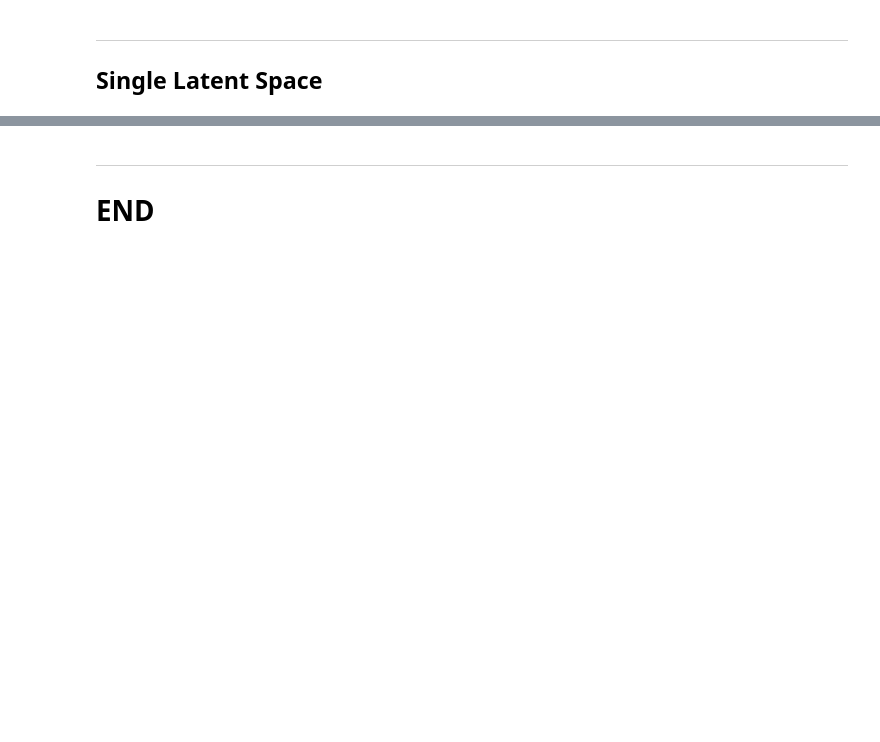
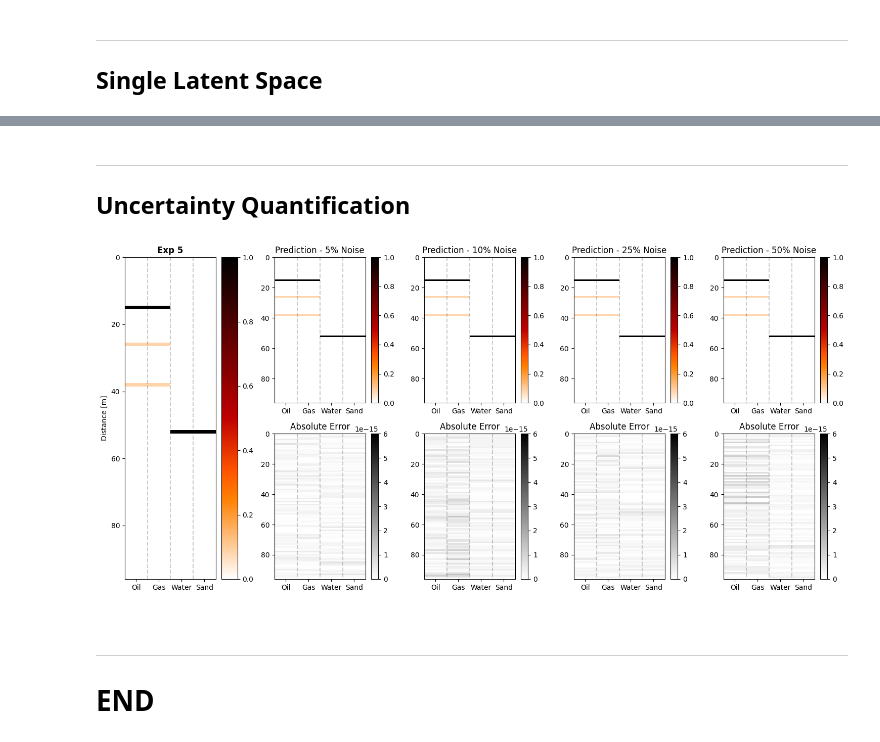
Before and after one commit to misaelmmorales/Fiber-Optics-Dual-Latent-Estimation, a Jupyter notebook: simplified.ipynb, the cells around one changed output, grey strips where cells are left out. Drawn from its saved outputs; the diff is of its cells as text; code cells hidden in the pictures; blank space fills up the shorter version.

```diff
--- a/simplified.ipynb
+++ b/simplified.ipynb
@@ -248,3 +219,10 @@ KeyError: '2'
+# %% [markdown]
+***
+## Uncertainty Quantification
+# %%
+make_uq_pred_dual('5', all_data, models, flow_dict, xsteps=96)
+# %% [output]
+[figure, added]
 # %% [markdown]
 ***
 # END
```
Also changed, not shown: parts of 9 cells of this notebook, 1 other file.
